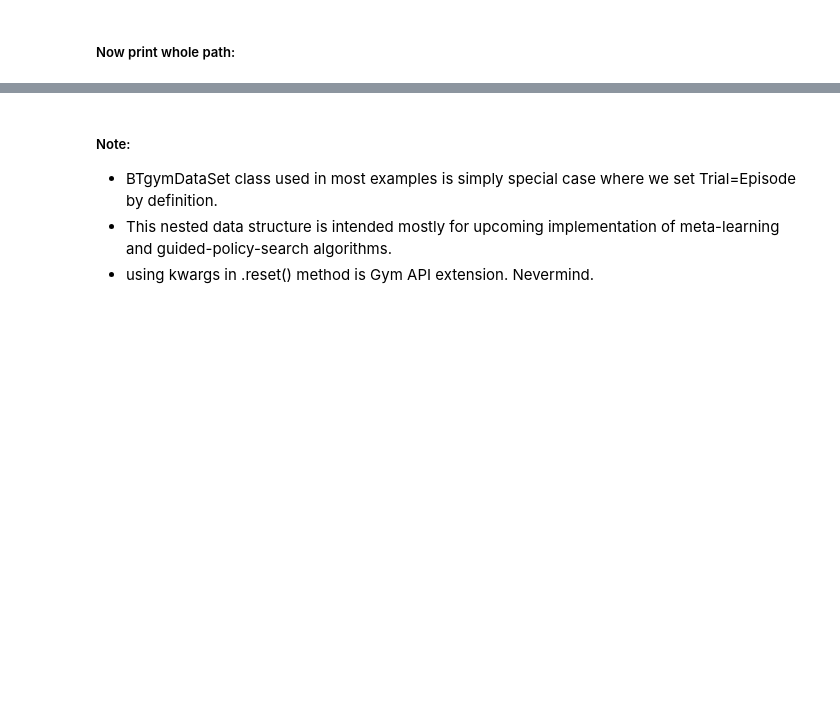
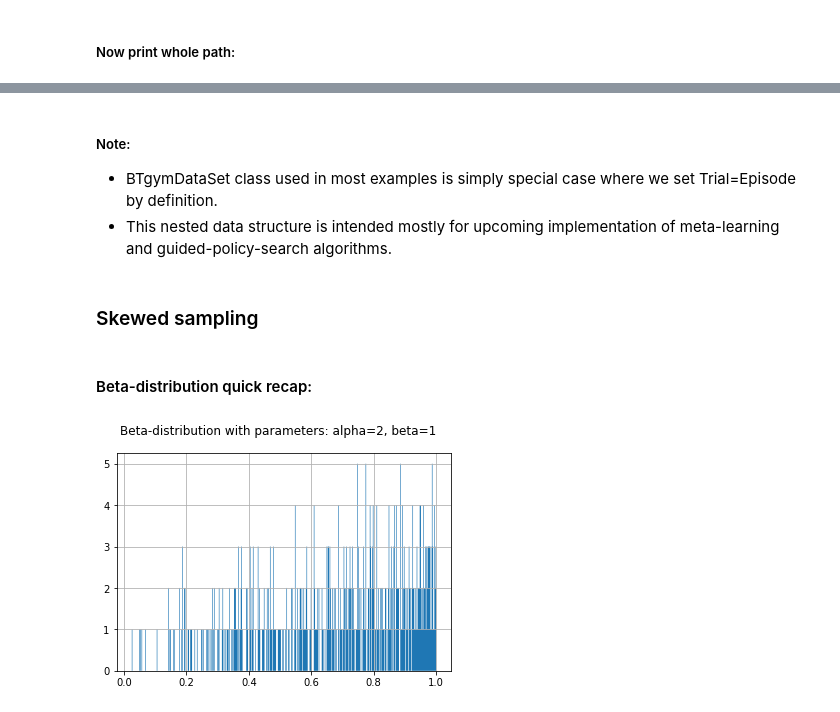
Before and after one commit to Kismuz/btgym, a Jupyter notebook: examples/data_domain_api_intro.ipynb, the cells around one changed output, grey strips where cells are left out. Drawn from its saved outputs; the diff is of its cells as text; code cells hidden in the pictures; blank space fills up the shorter version.

```diff
--- a/examples/data_domain_api_intro.ipynb
+++ b/examples/data_domain_api_intro.ipynb
@@ -92,4 +172,5 @@ print('got instance of: {},\n...wich ready to be fed to bt.Cerebro'.format(type(
 ##### Note:
 - BTgymDataSet class used in most examples is simply special case where we set Trial=Episode by definition.
 - This nested data structure is intended mostly for upcoming implementation of meta-learning and guided-policy-search algorithms.
-- using kwargs in .reset() method is Gym API extension. Nevermind.
+# %% [markdown]
+### Skewed sampling
@@ -95,0 +181,15 @@ print('got instance of: {},\n...wich ready to be fed to bt.Cerebro'.format(type(
+# %% [markdown]
+#### Beta-distribution quick recap:
+# %%
+alpha, beta, size = 2, 1, 500
+
+y = np.random.beta(alpha, beta, size)
+
+plt.figure(0)
+plt.suptitle(
+    'Beta-distribution with parameters: alpha={}, beta={}'.format(alpha, beta), fontsize=12
+)
+plt.grid(True)
+fig = plt.hist(y, histtype='stepfilled', bins=500)
+# %% [output]
+[figure, added]
```
Also changed, not shown: parts of 19 cells of this notebook, 9 other files.
